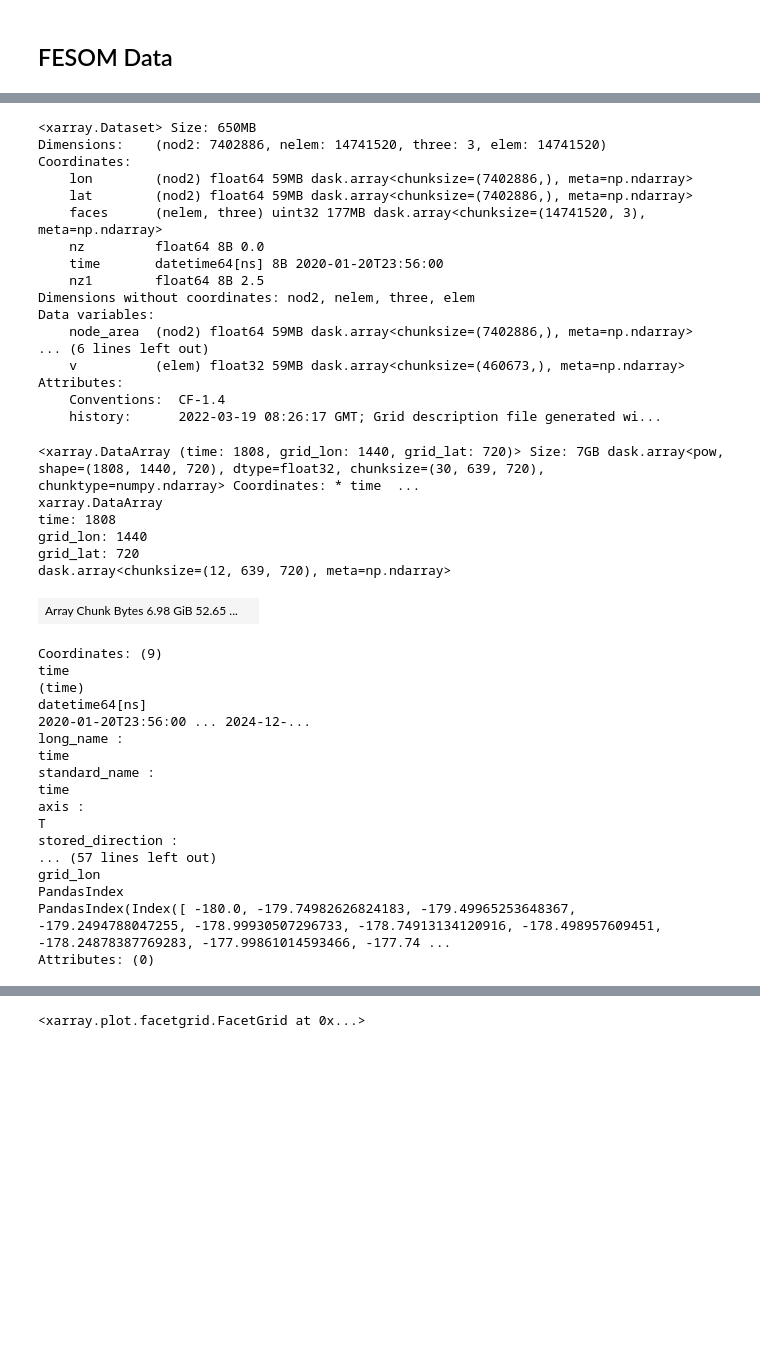
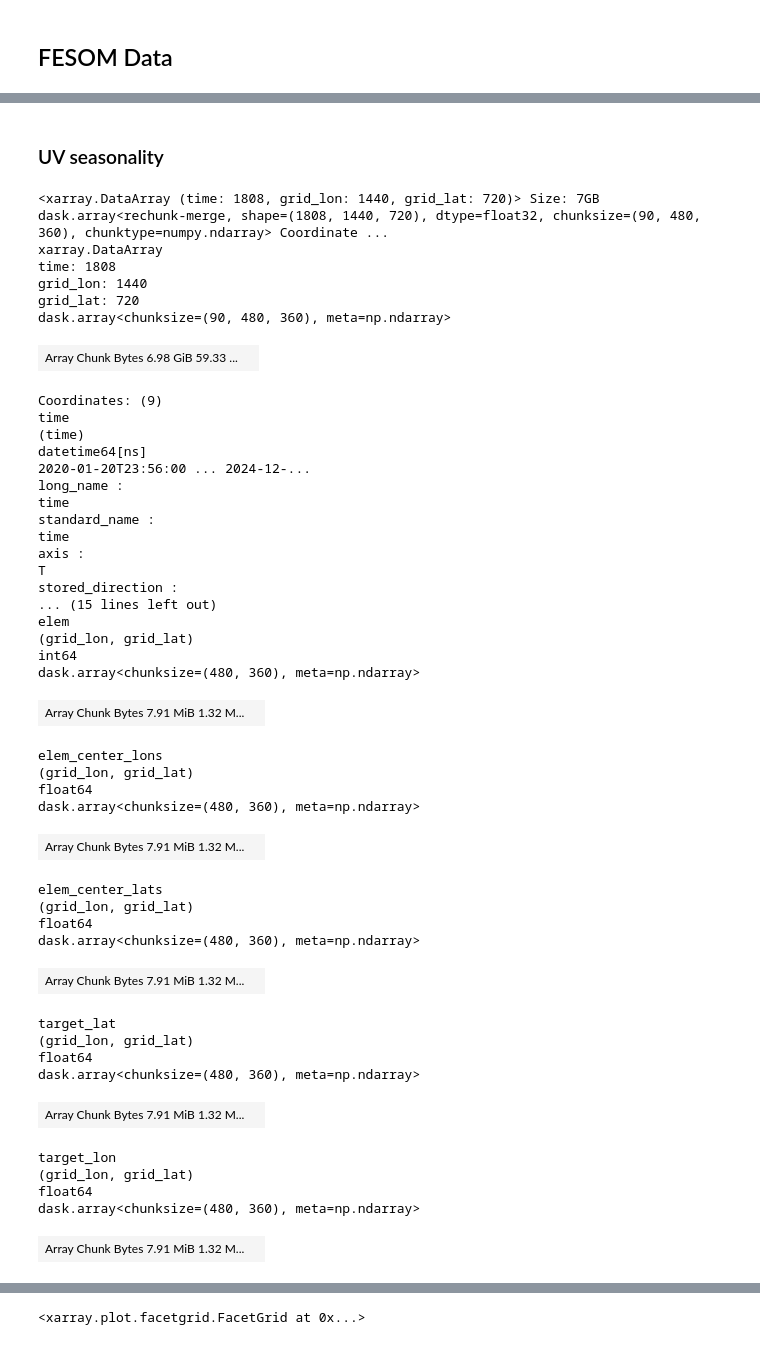
Before and after one commit to danliba/Amazon, a Jupyter notebook: NextGEMS/FESOM_Plume.ipynb, the cells around one changed output, grey strips where cells are left out. Saved outputs shown, nothing was run; the diff lists cells and outputs as text; code cells hidden in the pictures; blank space fills up the shorter version.

Commit message:
Dask issues seasonality UV sal

```diff
--- a/NextGEMS/FESOM_Plume.ipynb
+++ b/NextGEMS/FESOM_Plume.ipynb
@@ -305,10 +305,14 @@ grid_elems.plot.imshow(x="grid_lon", y="grid_lat", size=5)
 # %% [markdown]
 ## FESOM Data
 # %%
-ds = cat.FESOM["IFS_4.4-FESOM_5-cycle3"]["3D_daily_native"].reader.read(engine="netcdf4",chunks={
+ds = cat.FESOM["IFS_4.4-FESOM_5-cycle3"]["3D_daily_native"].reader.read(
+    engine="netcdf4",
+    chunks={
     "time": 30,     # 1 month per chunk
     "lev": 10,      # vertical levels (e.g., 10 levels per chunk)
-    "value": 1_000_000  # number of spatial points per chunk
-})
+    "value": 1_000_000,  # number of spatial points per chunk
+    },
+)
+ds = ds[['u', 'v', 'salt']]
 ds
 # %% [output]
@@ -332,40 +401,23 @@ Attributes:
-# %%
-ds_subset = ds.isel(time=0,nz=0,nz1=0)
-ds_subset
-# %% [output]
-<xarray.Dataset> Size: 650MB
-Dimensions:    (nod2: 7402886, nelem: 14741520, three: 3, elem: 14741520)
-Coordinates:
-    lon        (nod2) float64 59MB dask.array<chunksize=(7402886,), meta=np.ndarray>
-    lat        (nod2) float64 59MB dask.array<chunksize=(7402886,), meta=np.ndarray>
-    faces      (nelem, three) uint32 177MB dask.array<chunksize=(14741520, 3), meta=np.ndarray>
-    nz         float64 8B 0.0
-    time       datetime64[ns] 8B 2020-01-20T23:56:00
-    nz1        float64 8B 2.5
-Dimensions without coordinates: nod2, nelem, three, elem
-Data variables:
-    node_area  (nod2) float64 59MB dask.array<chunksize=(7402886,), meta=np.ndarray>
-... (6 lines left out)
-    v          (elem) float32 59MB dask.array<chunksize=(460673,), meta=np.ndarray>
-Attributes:
-    Conventions:  CF-1.4
-    history:      2022-03-19 08:26:17 GMT; Grid description file generated wi...
+# %% [markdown]
+### UV seasonality
 # %%
 U_grid = ds.isel(nz1=0).u.isel(elem=grid_elems - 1)
 V_grid = ds.isel(nz1=0).v.isel(elem=grid_elems - 1)
 # U_grid.plot(x='grid_lon',y='grid_lat',robust=True)
 V_grid.sel(grid_lon=slice(-75,-35),grid_lat=slice(-10,30))
 
 UV = (U_grid**2 + V_grid**2)**0.5
+
+UV = UV.chunk({'time': 90, 'grid_lon': 480, 'grid_lat': 360})
 UV
 # %% [output]
-<xarray.DataArray (time: 1808, grid_lon: 1440, grid_lat: 720)> Size: 7GB dask.array<pow, shape=(1808, 1440, 720), dtype=float32, chunksize=(30, 639, 720), chunktype=numpy.ndarray> Coordinates: * time  ...
+<xarray.DataArray (time: 1808, grid_lon: 1440, grid_lat: 720)> Size: 7GB dask.array<rechunk-merge, shape=(1808, 1440, 720), dtype=float32, chunksize=(90, 480, 360), chunktype=numpy.ndarray> Coordinate ...
 xarray.DataArray
 time: 1808
 grid_lon: 1440
 grid_lat: 720
-dask.array<chunksize=(12, 639, 720), meta=np.ndarray>
+dask.array<chunksize=(90, 480, 360), meta=np.ndarray>
-| Array Chunk Bytes 6.98 GiB 52.65 ... |  |
+| Array Chunk Bytes 6.98 GiB 59.33 ... |  |
 Coordinates: (9)
 time
 (time)
@@ -378,8 +430,29 @@ time
 axis :
 T
 stored_direction :
-... (57 lines left out)
-grid_lon
-PandasIndex
-PandasIndex(Index([ -180.0, -179.74982626824183, -179.49965253648367, -179.2494788047255, -178.99930507296733, -178.74913134120916, -178.498957609451, -178.24878387769283, -177.99861014593466, -177.74 ...
-Attributes: (0)
+... (15 lines left out)
+elem
+(grid_lon, grid_lat)
+int64
+dask.array<chunksize=(480, 360), meta=np.ndarray>
+| Array Chunk Bytes 7.91 MiB 1.32 M... |  |
+elem_center_lons
+(grid_lon, grid_lat)
+float64
+dask.array<chunksize=(480, 360), meta=np.ndarray>
+| Array Chunk Bytes 7.91 MiB 1.32 M... |  |
+elem_center_lats
+(grid_lon, grid_lat)
+float64
+dask.array<chunksize=(480, 360), meta=np.ndarray>
+| Array Chunk Bytes 7.91 MiB 1.32 M... |  |
+target_lat
+(grid_lon, grid_lat)
+float64
+dask.array<chunksize=(480, 360), meta=np.ndarray>
+| Array Chunk Bytes 7.91 MiB 1.32 M... |  |
+target_lon
+(grid_lon, grid_lat)
+float64
+dask.array<chunksize=(480, 360), meta=np.ndarray>
+| Array Chunk Bytes 7.91 MiB 1.32 M... |  |
```
Also changed, not shown: parts of 38 cells of this notebook.
